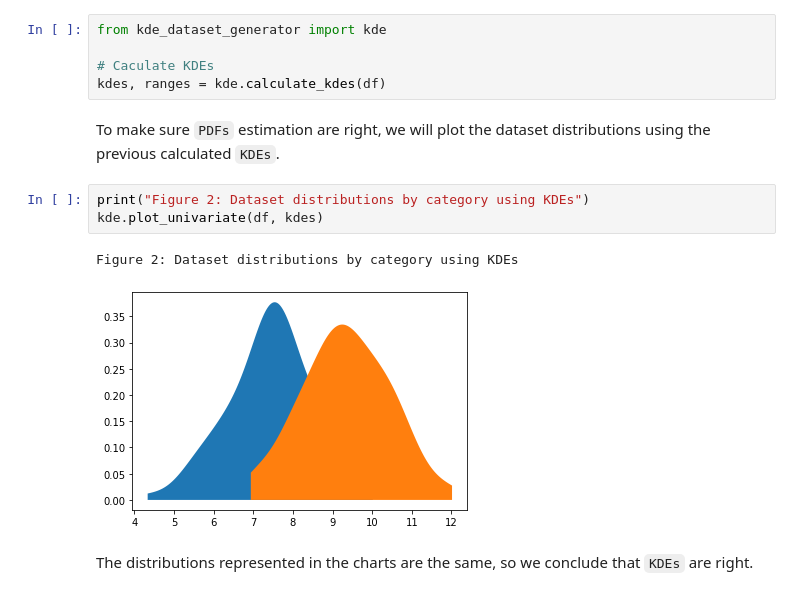
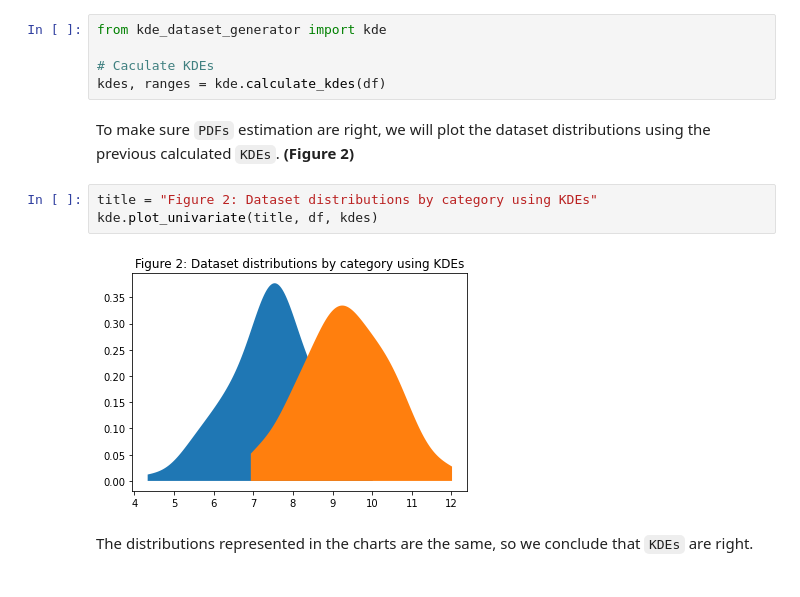
Before and after one commit to Mydherin/synthetic-dataset, a Jupyter notebook: proposal.ipynb, the cells around one changed output. Cells and saved outputs as stored; diff of their text form.

```diff
--- a/proposal.ipynb
+++ b/proposal.ipynb
@@ -51,13 +50,12 @@ from kde_dataset_generator import kde
 # Caculate KDEs
 kdes, ranges = kde.calculate_kdes(df)
 # %% [markdown]
-To make sure `PDFs` estimation are right, we will plot the dataset distributions using the previous calculated `KDEs`.
+To make sure `PDFs` estimation are right, we will plot the dataset distributions using the previous calculated `KDEs`. **(Figure 2)**
 # %%
-print("Figure 2: Dataset distributions by category using KDEs")
-kde.plot_univariate(df, kdes)
+title = "Figure 2: Dataset distributions by category using KDEs"
+kde.plot_univariate(title, df, kdes)
 # %% [output]
-Figure 2: Dataset distributions by category using KDEs
-[figure, old version]
+[figure, new version]
 # %% [markdown]
 The distributions represented in the charts are the same, so we conclude that `KDEs` are right.
 # %% [markdown]
```
Also changed, not shown: parts of 7 cells of this notebook, 6 other files.
